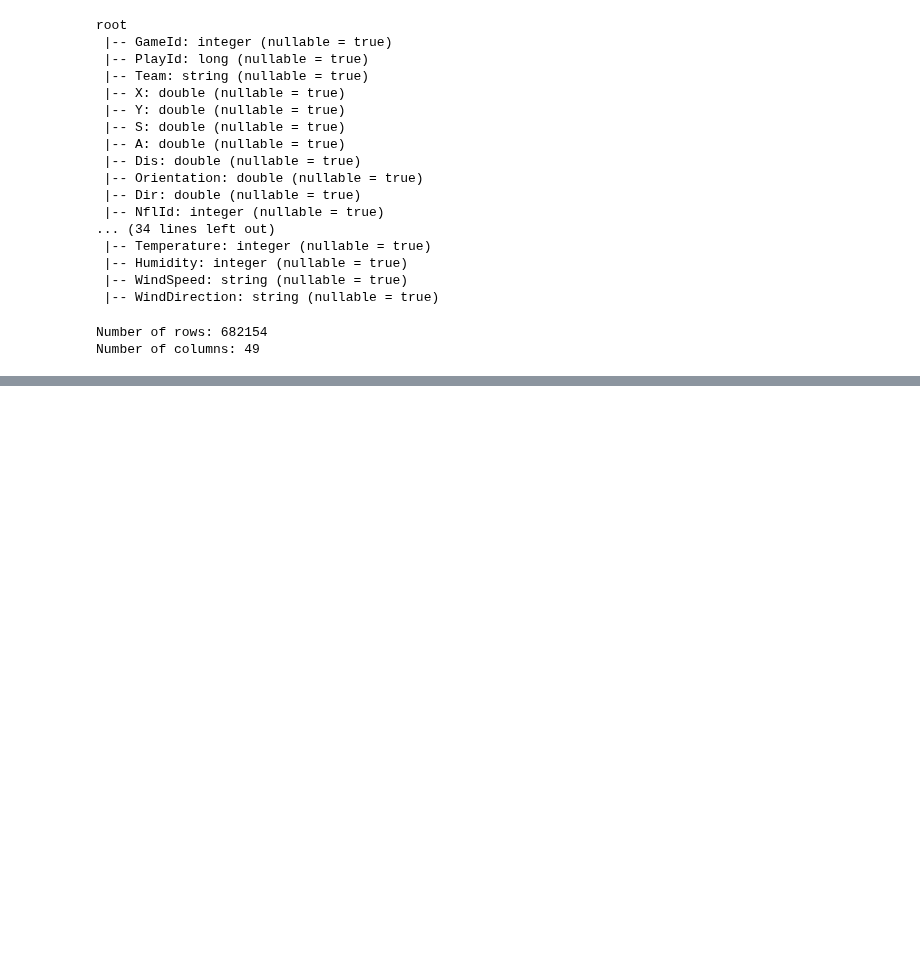
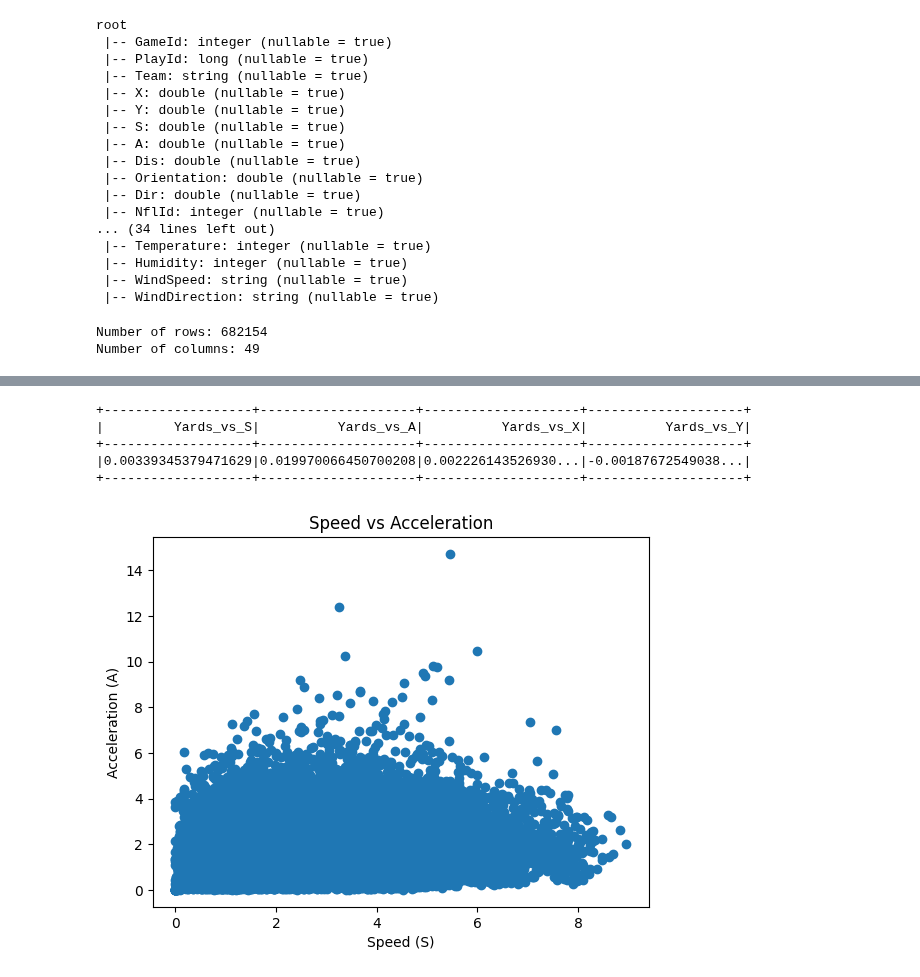
Before and after one commit to amien1410/colab-notebooks, a Jupyter notebook: Colab_Pyspark_Gradient_Boosting.ipynb, the cells around one changed output, grey strips where cells are left out. Drawn from its saved outputs; the diff is of its cells as text; code cells hidden in the pictures; blank space fills up the shorter version.

```diff
--- a/Colab_Pyspark_Gradient_Boosting.ipynb
+++ b/Colab_Pyspark_Gradient_Boosting.ipynb
@@ -109,0 +209,28 @@ Number of columns: 49
+# %%
+from pyspark.sql.functions import corr
+
+# Compute correlation between 'Yards' and other numerical features
+corr_df = df.select(
+    corr("Yards", "S").alias("Yards_vs_S"),
+    corr("Yards", "A").alias("Yards_vs_A"),
+    corr("Yards", "X").alias("Yards_vs_X"),
+    corr("Yards", "Y").alias("Yards_vs_Y")
+)
+
+corr_df.show()
+# %% [output]
++-------------------+--------------------+--------------------+--------------------+
+|         Yards_vs_S|          Yards_vs_A|          Yards_vs_X|          Yards_vs_Y|
++-------------------+--------------------+--------------------+--------------------+
+|0.00339345379471629|0.019970066450700208|0.002226143526930...|-0.00187672549038...|
++-------------------+--------------------+--------------------+--------------------+
+# %%
+speed_acceleration = df.select("S", "A").sample(False, 0.1).toPandas()
+
+plt.scatter(speed_acceleration["S"], speed_acceleration["A"])
+plt.title("Speed vs Acceleration")
+plt.xlabel("Speed (S)")
+plt.ylabel("Acceleration (A)")
+plt.show()
+# %% [output]
+[figure, added]
```
Also changed, not shown: parts of 7 cells of this notebook.
